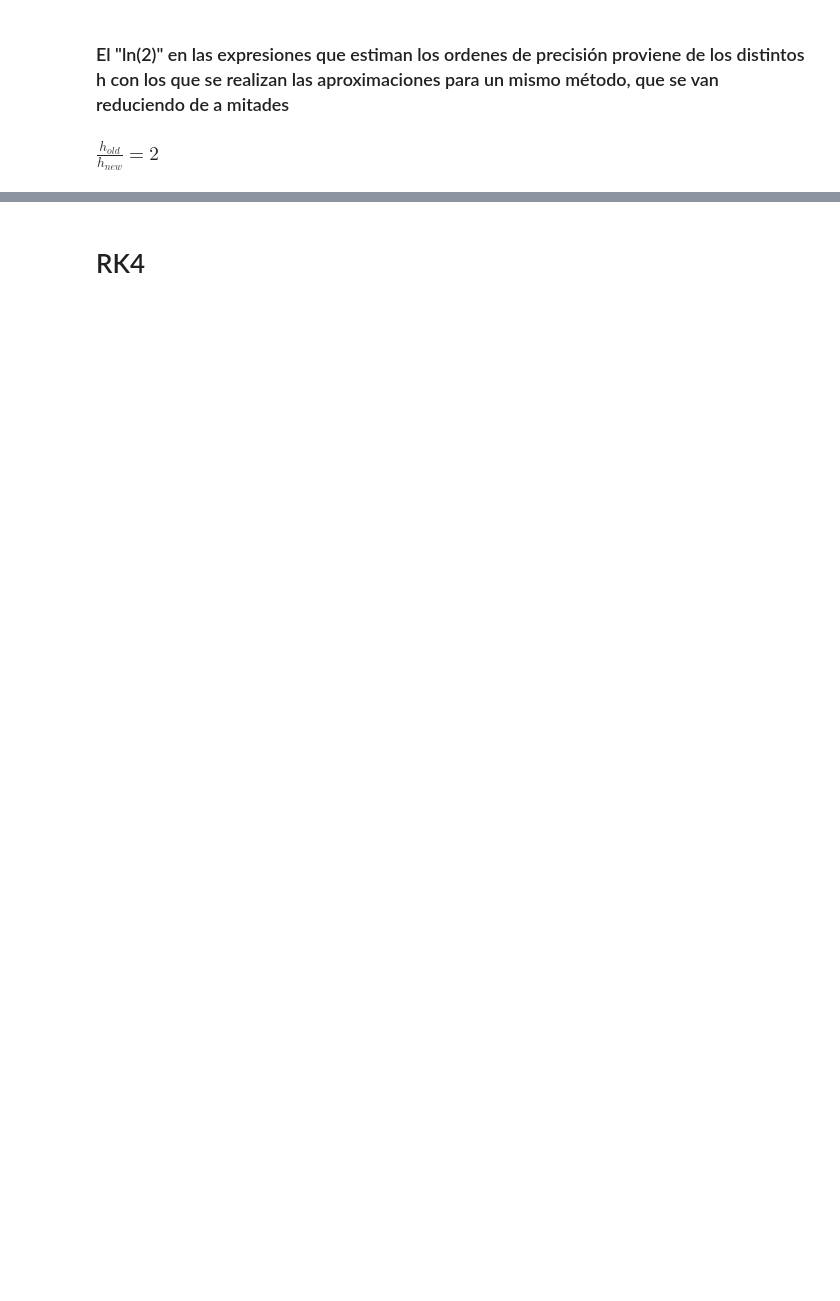
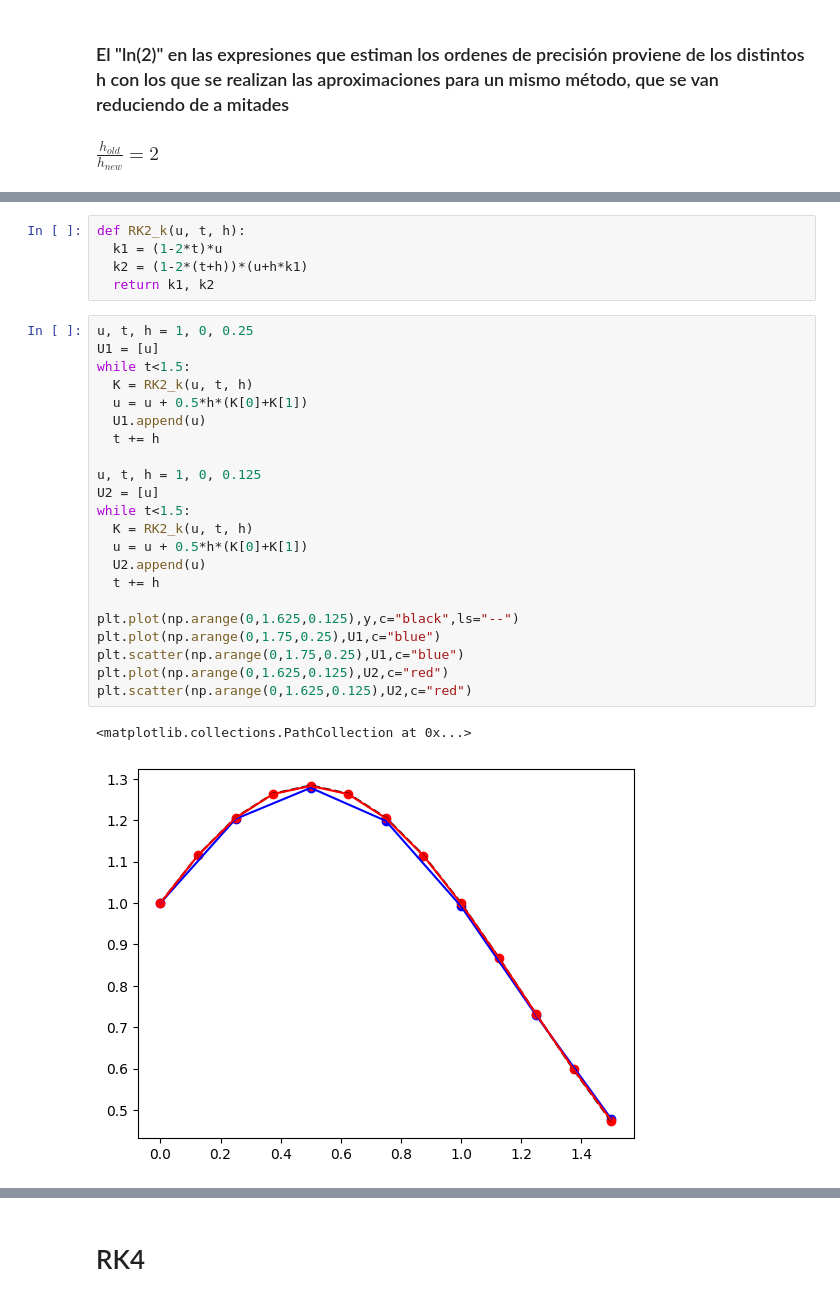
Before and after one commit to sbarreto10/AnalisisNumerico, a Jupyter notebook: LaboNumerico/Ordenes_de_precision.ipynb, the cells around one changed output, grey strips where cells are left out. Drawn from its saved outputs; the diff is of its cells as text; blank space fills up the shorter version.

```diff
--- a/LaboNumerico/Ordenes_de_precision.ipynb
+++ b/LaboNumerico/Ordenes_de_precision.ipynb
@@ -14,0 +113,30 @@ import math
+# %%
+def RK2_k(u, t, h):
+  k1 = (1-2*t)*u
+  k2 = (1-2*(t+h))*(u+h*k1)
+  return k1, k2
+# %%
+u, t, h = 1, 0, 0.25
+U1 = [u]
+while t<1.5:
+  K = RK2_k(u, t, h)
+  u = u + 0.5*h*(K[0]+K[1])
+  U1.append(u)
+  t += h
+
+u, t, h = 1, 0, 0.125
+U2 = [u]
+while t<1.5:
+  K = RK2_k(u, t, h)
+  u = u + 0.5*h*(K[0]+K[1])
+  U2.append(u)
+  t += h
+
+plt.plot(np.arange(0,1.625,0.125),y,c="black",ls="--")
+plt.plot(np.arange(0,1.75,0.25),U1,c="blue")
+plt.scatter(np.arange(0,1.75,0.25),U1,c="blue")
+plt.plot(np.arange(0,1.625,0.125),U2,c="red")
+plt.scatter(np.arange(0,1.625,0.125),U2,c="red")
+# %% [output]
+<matplotlib.collections.PathCollection at 0x...>
+[figure, added]
```
Also changed, not shown: parts of 26 cells of this notebook.
